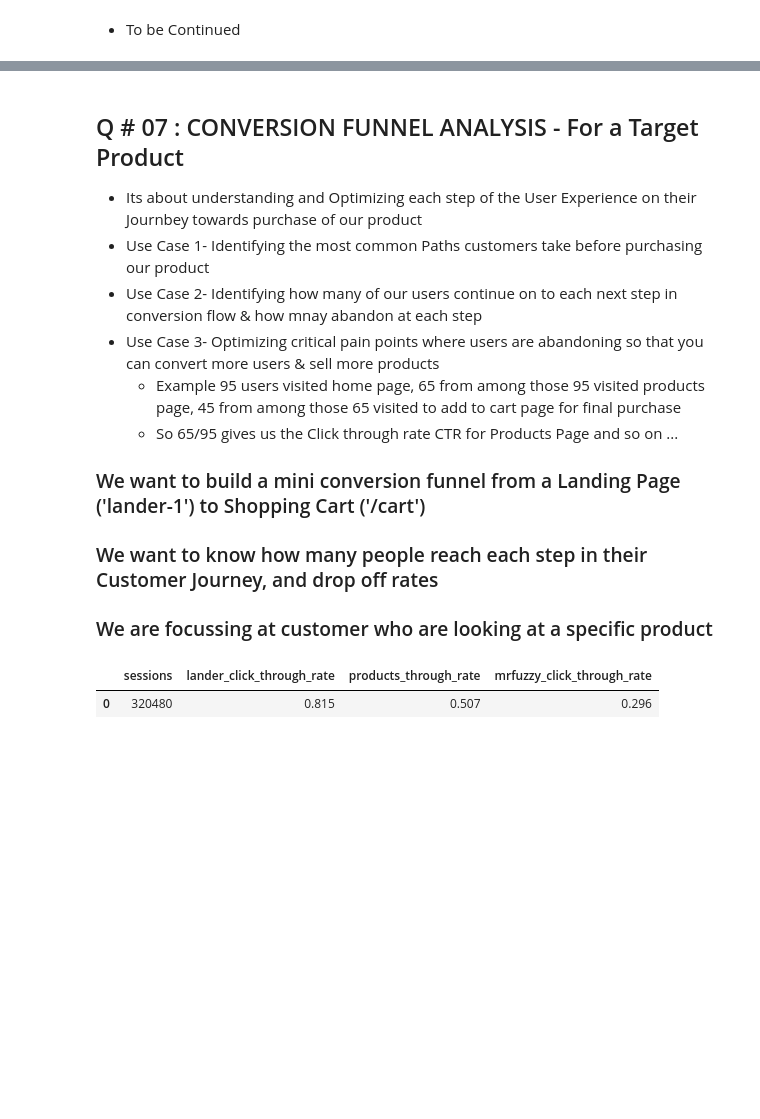
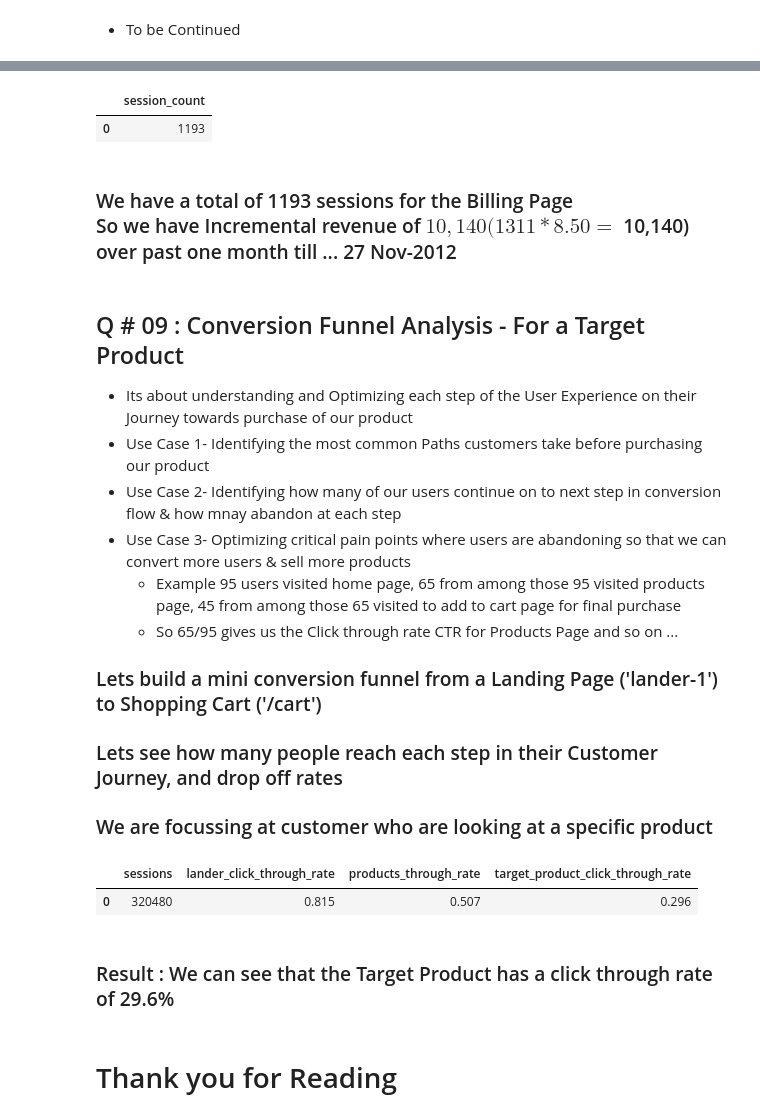
Before and after one commit to mavendataguy/SQL, a Jupyter notebook: SQL_Data_Analysis.ipynb, the cells around one changed output, grey strips where cells are left out. Cells and saved outputs as stored; diff of their text form; code cells hidden in the pictures; blank space fills up the shorter version.

```diff
--- a/SQL_Data_Analysis.ipynb
+++ b/SQL_Data_Analysis.ipynb
@@ -348,13 +436,27 @@ and utm_campaign = 'nonbrand' and website_session_id >
+# %%
+pd.read_sql("""
+select count ( distinct website_session_id) session_count
+from website_pageviews
+where created_at > '2012-10-27' and created_at < '2012-11-27'
+and pageview_url in ('/billing','/billing-2')
+"""
+,con=conn).head()
+# %% [output]
+|  | session_count |
+| 0 | 1193 |
+# %% [markdown]
+<h3> We have a total of 1193 sessions for the Billing Page
+<br> So we have Incremental revenue of $ 10,140 (1311* 8.50 = $ 10,140) over past one month till ...  27 Nov-2012
 # %% [markdown]
-## Q # 07 :  CONVERSION FUNNEL ANALYSIS - For a Target Product
-* Its about understanding and Optimizing each step of the User Experience on their Journbey towards purchase of our product
+## Q # 09 :  Conversion Funnel Analysis - For a Target Product
+* Its about understanding and Optimizing each step of the User Experience on their Journey towards purchase of our product
 * Use Case 1- Identifying the most common Paths customers take before purchasing our product
-* Use Case 2- Identifying how many of our users continue on to each next step in conversion flow & how mnay abandon at each step
-* Use Case 3-  Optimizing critical pain points where users are abandoning so that you can convert more users & sell more products
+* Use Case 2- Identifying how many of our users continue on to next step in conversion flow & how mnay abandon at each step
+* Use Case 3-  Optimizing critical pain points where users are abandoning so that we can convert more users & sell more products
     * Example 95 users  visited home page, 65 from among those 95 visited products page, 45 from among those 65 visited  to add to cart page for final purchase
     * So 65/95 gives us the Click through rate CTR for Products Page and so on ...
-### We want to build a mini conversion funnel from a Landing Page ('lander-1') to Shopping Cart ('/cart')
-### We want to know how many people reach each step in their Customer Journey, and drop off  rates
+### Lets build a mini conversion funnel from a Landing Page ('lander-1') to Shopping Cart ('/cart')
+### Lets see how many people reach each step in their Customer Journey, and drop off  rates
 ### We are focussing at customer who are looking at a specific product
 # %%
 session_level_made_it_flag_demo = pd.read_sql("""
@@ -387,15 +489,19 @@ session_level_made_it_flag_demo.to_sql(tbl_name3,conn,if_exists='replace', index
 # %%
 pd.read_sql("""
 select count(distinct website_session_id) as sessions,
 round(count(distinct case when products_made_it=1 then website_session_id else null end )*1.0/
 count(distinct website_session_id),3) as lander_click_through_rate ,
 round(count(distinct case when mrfuzzy_made_it =1 then website_session_id else null end )*1.0/
 count(distinct website_session_id),3) as products_through_rate,
 ROUND(count(distinct case when cart_page_made_it =1 then website_session_id else null end )*1.0/
-count(distinct website_session_id),3) as mrfuzzy_click_through_rate
+count(distinct website_session_id),3) as target_product_click_through_rate
 from session_level_made_it_flag_demo
 """
 ,con=conn).head()
 # %% [output]
-|  | sessions | lander_click_through_rate | products_through_rate | mrfuzzy_click_through_rate |
+|  | sessions | lander_click_through_rate | products_through_rate | target_product_click_through_rate |
 | 0 | 320480 | 0.815 | 0.507 | 0.296 |
+# %% [markdown]
+<h3> Result : We can see that the Target Product has a click through rate of 29.6%
+# %% [markdown]
+<h1> Thank you for Reading
```
Also changed, not shown: parts of 25 cells of this notebook.
